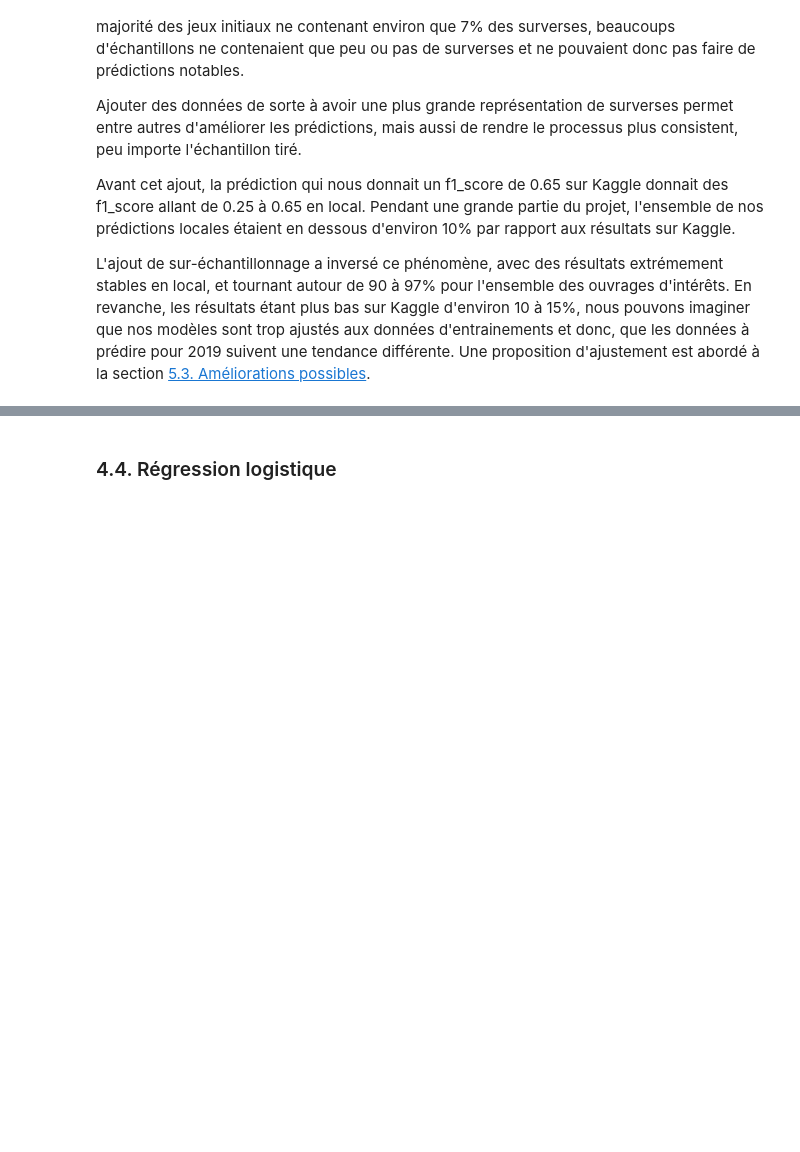
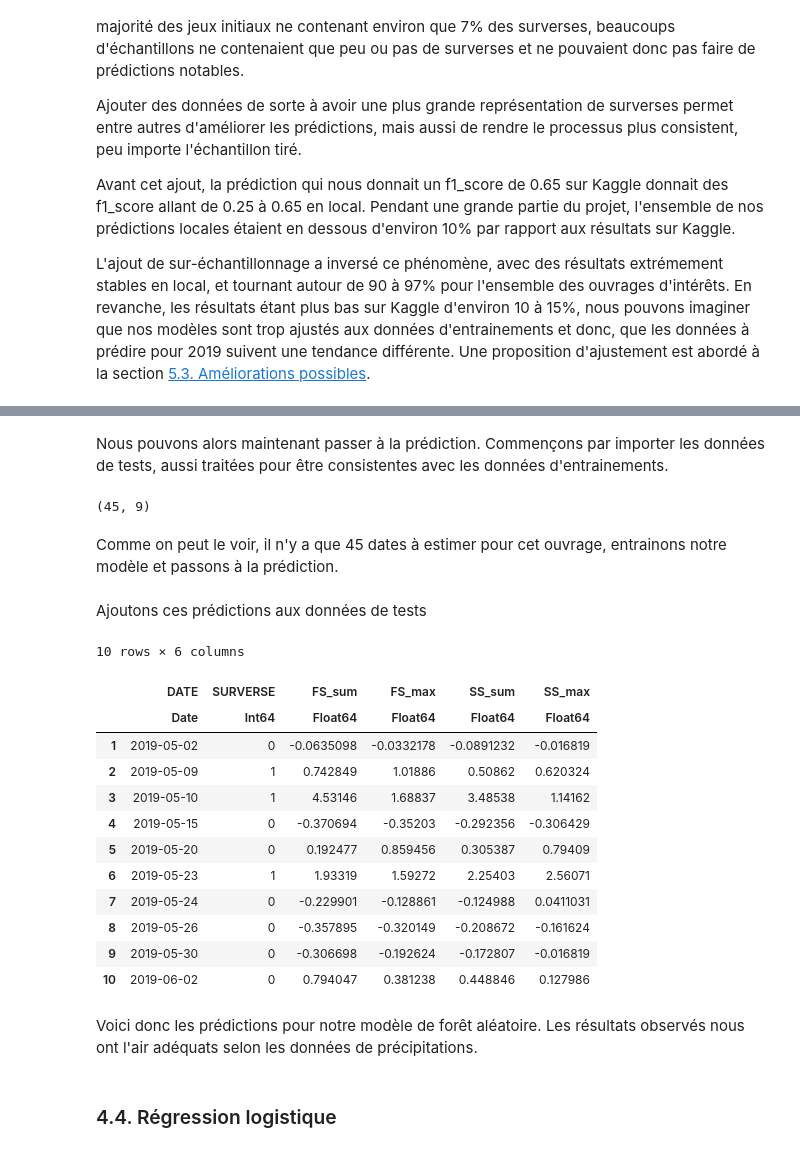
Before and after one commit to JeyzerMC/MTH3302-Project, a Jupyter notebook: rp_v2.ipynb, the cells around one changed output, grey strips where cells are left out. Saved outputs shown, nothing was run; the diff lists cells and outputs as text; code cells hidden in the pictures; blank space fills up the shorter version.

```diff
--- a/rp_v2.ipynb
+++ b/rp_v2.ipynb
@@ -1509,0 +1512,3 @@ L'ajout de sur-échantillonnage a inversé ce phénomène, avec des résultats e
+# %%
+estimated_params_3260 = [5, 100, 80, 25];
+get_rf_direct(train_set_3260, val_set_3260, names_ft, estimated_params_3260)
@@ -1510,3 +1519,41 @@ L'ajout de sur-échantillonnage a inversé ce phénomène, avec des résultats e
+# %% [markdown]
+Nous pouvons alors maintenant passer à la prédiction. Commençons par importer les données de tests, aussi traitées pour être consistentes avec les données d'entrainements.
+# %%
+test_set_3260 = CSV.read("data/parsed/test_3260.csv");
+size(test_set_3260)
+# %% [output]
+(45, 9)
+# %% [markdown]
+Comme on peut le voir, il n'y a que 45 dates à estimer pour cet ouvrage, entrainons notre modèle et passons à la prédiction.
+# %%
+test_pred_3260 = get_rf_probas(data_set_3260, test_set_3260, names_ft, estimated_params_3260);
+test_pred_3260 = test_pred_3260[:, 2]
+test_pred_3260[test_pred_3260 .>= 0.5] .= 1.0;
+test_pred_3260[test_pred_3260 .< 0.5] .= 0.0;
+test_pred_3260 = convert(Array{Int}, trunc.(test_pred_3260));
+# %% [markdown]
+Ajoutons ces prédictions aux données de tests
+# %%
+pred_3260 = test_set_3260;
+pred_3260[!, :SURVERSE] = test_pred_3260;
+vis_ft = [:DATE, :SURVERSE, :FS_sum, :FS_max, :SS_sum, :SS_max];
+first(pred_3260[!, vis_ft], 10)
+# %% [output]
+10 rows × 6 columns
+|  | DATE | SURVERSE | FS_sum | FS_max | SS_sum | SS_max |
+|  | Date | Int64 | Float64 | Float64 | Float64 | Float64 |
+| 1 | 2019-05-02 | 0 | -0.0635098 | -0.0332178 | -0.0891232 | -0.016819 |
+| 2 | 2019-05-09 | 1 | 0.742849 | 1.01886 | 0.50862 | 0.620324 |
+| 3 | 2019-05-10 | 1 | 4.53146 | 1.68837 | 3.48538 | 1.14162 |
+| 4 | 2019-05-15 | 0 | -0.370694 | -0.35203 | -0.292356 | -0.306429 |
+| 5 | 2019-05-20 | 0 | 0.192477 | 0.859456 | 0.305387 | 0.79409 |
+| 6 | 2019-05-23 | 1 | 1.93319 | 1.59272 | 2.25403 | 2.56071 |
+| 7 | 2019-05-24 | 0 | -0.229901 | -0.128861 | -0.124988 | 0.0411031 |
+| 8 | 2019-05-26 | 0 | -0.357895 | -0.320149 | -0.208672 | -0.161624 |
+| 9 | 2019-05-30 | 0 | -0.306698 | -0.192624 | -0.172807 | -0.016819 |
+| 10 | 2019-06-02 | 0 | 0.794047 | 0.381238 | 0.448846 | 0.127986 |
+# %% [markdown]
+Voici donc les prédictions pour notre modèle de forêt aléatoire. Les résultats observés nous ont l'air adéquats selon les données de précipitations.
 # %% [markdown]
 <a id="4.4."></a>
 ### 4.4. Régression logistique
```
Also changed, not shown: parts of 3 cells of this notebook, 1 other file.
